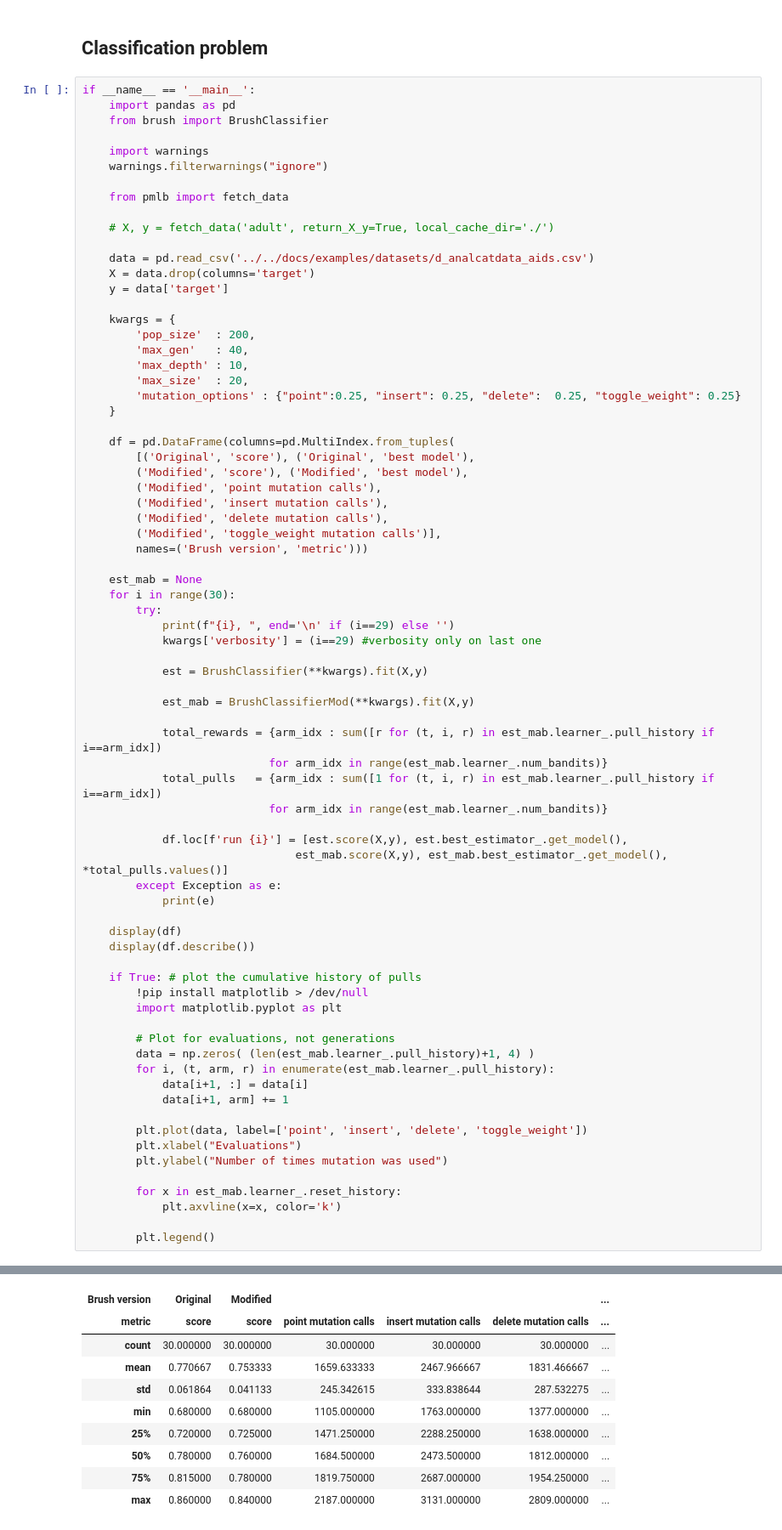
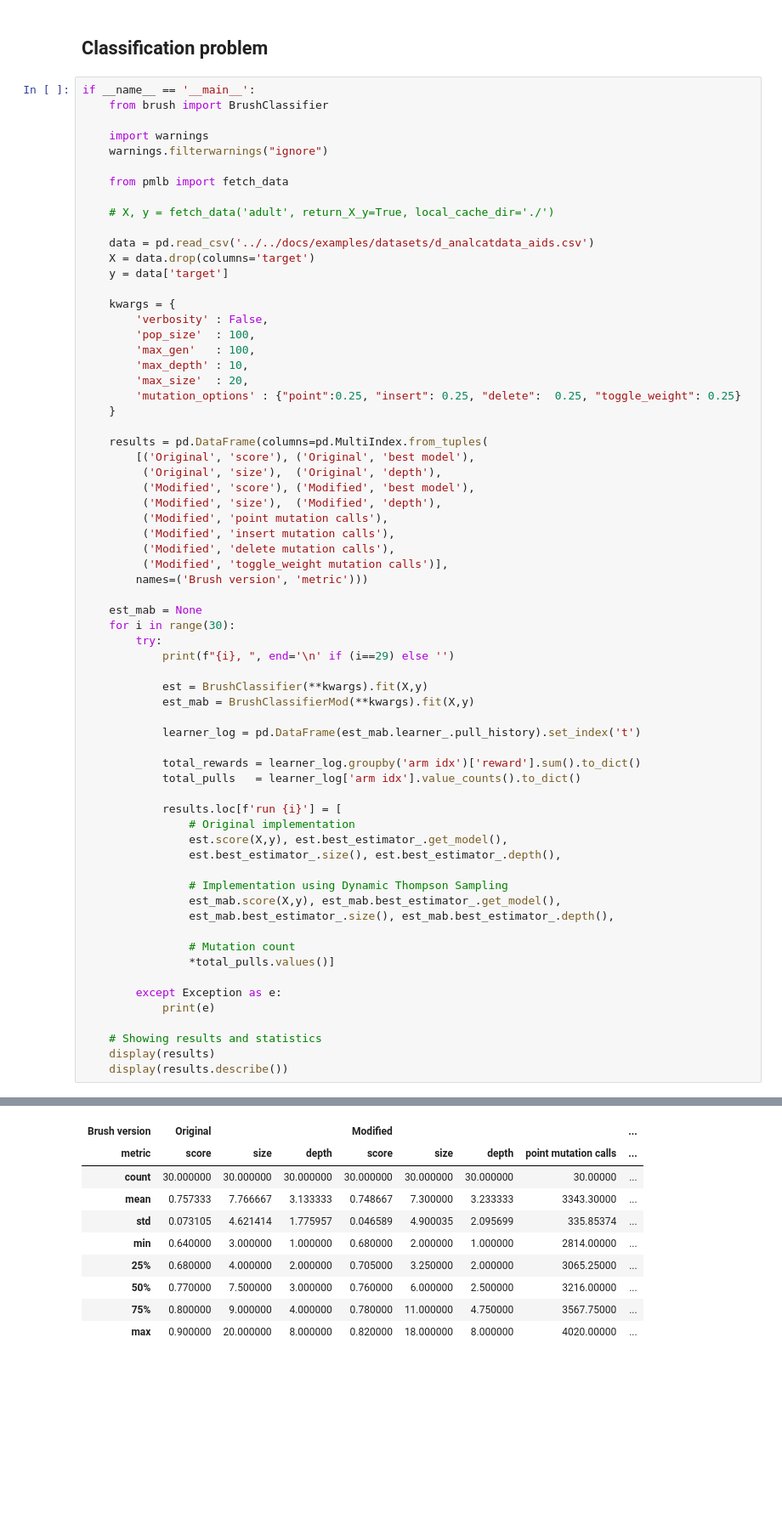
Before and after one commit to cavalab/brush, a Jupyter notebook: src/brush/D_MAB_experiments.ipynb, the cells around one changed output, grey strips where cells are left out. Shown: that part at 85% size. Saved outputs shown, nothing was run; the diff lists cells and outputs as text; blank space fills up the shorter version.

```diff
--- a/src/brush/D_MAB_experiments.ipynb
+++ b/src/brush/D_MAB_experiments.ipynb
@@ -432,7 +535,6 @@ Final population hypervolume is 49370.222358
 ## Classification problem
 # %%
 if __name__ == '__main__':
-    import pandas as pd
     from brush import BrushClassifier
 
     import warnings
@@ -447,62 +549,55 @@ if __name__ == '__main__':
     y = data['target']
 
     kwargs = {
-        'pop_size'  : 200,
-        'max_gen'   : 40,
+        'verbosity' : False,
+        'pop_size'  : 100,
+        'max_gen'   : 100,
         'max_depth' : 10,
         'max_size'  : 20,
         'mutation_options' : {"point":0.25, "insert": 0.25, "delete":  0.25, "toggle_weight": 0.25}
     }
 
-    df = pd.DataFrame(columns=pd.MultiIndex.from_tuples(
+    results = pd.DataFrame(columns=pd.MultiIndex.from_tuples(
         [('Original', 'score'), ('Original', 'best model'),
-        ('Modified', 'score'), ('Modified', 'best model'),
-        ('Modified', 'point mutation calls'),
-        ('Modified', 'insert mutation calls'),
-        ('Modified', 'delete mutation calls'),
-        ('Modified', 'toggle_weight mutation calls')],
+         ('Original', 'size'),  ('Original', 'depth'),
+         ('Modified', 'score'), ('Modified', 'best model'),
+         ('Modified', 'size'),  ('Modified', 'depth'),
+         ('Modified', 'point mutation calls'),
+         ('Modified', 'insert mutation calls'),
+         ('Modified', 'delete mutation calls'),
+         ('Modified', 'toggle_weight mutation calls')],
         names=('Brush version', 'metric')))
 
     est_mab = None
     for i in range(30):
         try:
             print(f"{i}, ", end='\n' if (i==29) else '')
-            kwargs['verbosity'] = (i==29) #verbosity only on last one
 
             est = BrushClassifier(**kwargs).fit(X,y)
-
             est_mab = BrushClassifierMod(**kwargs).fit(X,y)
 
-            total_rewards = {arm_idx : sum([r for (t, i, r) in est_mab.learner_.pull_history if i==arm_idx])
-                            for arm_idx in range(est_mab.learner_.num_bandits)}
-            total_pulls   = {arm_idx : sum([1 for (t, i, r) in est_mab.learner_.pull_history if i==arm_idx])
-                            for arm_idx in range(est_mab.learner_.num_bandits)}
+            learner_log = pd.DataFrame(est_mab.learner_.pull_history).set_index('t')
 
-            df.loc[f'run {i}'] = [est.score(X,y), est.best_estimator_.get_model(),
-                                est_mab.score(X,y), est_mab.best_estimator_.get_model(), *total_pulls.values()]
+            total_rewards = learner_log.groupby('arm idx')['reward'].sum().to_dict()
+            total_pulls   = learner_log['arm idx'].value_counts().to_dict()
+
+            results.loc[f'run {i}'] = [
+                # Original implementation
+                est.score(X,y), est.best_estimator_.get_model(),
+                est.best_estimator_.size(), est.best_estimator_.depth(),
+
+                # Implementation using Dynamic Thompson Sampling
+                est_mab.score(X,y), est_mab.best_estimator_.get_model(),
+                est_mab.best_estimator_.size(), est_mab.best_estimator_.depth(),
+
+                # Mutation count
+                *total_pulls.values()]
+
         except Exception as e:
             print(e)
 
-    display(df)
-    display(df.describe())
-
-    if True: # plot the cumulative history of pulls
-        !pip install matplotlib > /dev/null
-        import matplotlib.pyplot as plt
-
-        # Plot for evaluations, not generations
-        data = np.zeros( (len(est_mab.learner_.pull_history)+1, 4) )
-        for i, (t, arm, r) in enumerate(est_mab.learner_.pull_history):
-            data[i+1, :] = data[i]
-            data[i+1, arm] += 1
-
-        plt.plot(data, label=['point', 'insert', 'delete', 'toggle_weight'])
-        plt.xlabel("Evaluations")
-        plt.ylabel("Number of times mutation was used")
-
-        for x in est_mab.learner_.reset_history:
-            plt.axvline(x=x, color='k')
-
-        plt.legend()
+    # Showing results and statistics
+    display(results)
+    display(results.describe())
 # %% [output]
 0, 1, 2, 3, 4, 5, 6, 7, 8, 9, 10, 11, 12, 13, 14, 15, 16, 17, 18, 19, 20, 21, 22, 23, 24, 25, 26, 27, 28, 29,
@@ -543,10 +622,10 @@ Final population hypervolume is 48896.000000
-| Brush version | Original | Modified |  |  |  | ... |
-| metric | score | score | point mutation calls | insert mutation calls | delete mutation calls | ... |
-| count | 30.000000 | 30.000000 | 30.000000 | 30.000000 | 30.000000 | ... |
-| mean | 0.770667 | 0.753333 | 1659.633333 | 2467.966667 | 1831.466667 | ... |
-| std | 0.061864 | 0.041133 | 245.342615 | 333.838644 | 287.532275 | ... |
-| min | 0.680000 | 0.680000 | 1105.000000 | 1763.000000 | 1377.000000 | ... |
-| 25% | 0.720000 | 0.725000 | 1471.250000 | 2288.250000 | 1638.000000 | ... |
-| 50% | 0.780000 | 0.760000 | 1684.500000 | 2473.500000 | 1812.000000 | ... |
-| 75% | 0.815000 | 0.780000 | 1819.750000 | 2687.000000 | 1954.250000 | ... |
-| max | 0.860000 | 0.840000 | 2187.000000 | 3131.000000 | 2809.000000 | ... |
+| Brush version | Original |  |  | Modified |  |  |  | ... |
+| metric | score | size | depth | score | size | depth | point mutation calls | ... |
+| count | 30.000000 | 30.000000 | 30.000000 | 30.000000 | 30.000000 | 30.000000 | 30.00000 | ... |
+| mean | 0.757333 | 7.766667 | 3.133333 | 0.748667 | 7.300000 | 3.233333 | 3343.30000 | ... |
+| std | 0.073105 | 4.621414 | 1.775957 | 0.046589 | 4.900035 | 2.095699 | 335.85374 | ... |
+| min | 0.640000 | 3.000000 | 1.000000 | 0.680000 | 2.000000 | 1.000000 | 2814.00000 | ... |
+| 25% | 0.680000 | 4.000000 | 2.000000 | 0.705000 | 3.250000 | 2.000000 | 3065.25000 | ... |
+| 50% | 0.770000 | 7.500000 | 3.000000 | 0.760000 | 6.000000 | 2.500000 | 3216.00000 | ... |
+| 75% | 0.800000 | 9.000000 | 4.000000 | 0.780000 | 11.000000 | 4.750000 | 3567.75000 | ... |
+| max | 0.900000 | 20.000000 | 8.000000 | 0.820000 | 18.000000 | 8.000000 | 4020.00000 | ... |
```
Also changed, not shown: parts of 7 cells of this notebook, 1 other file.
